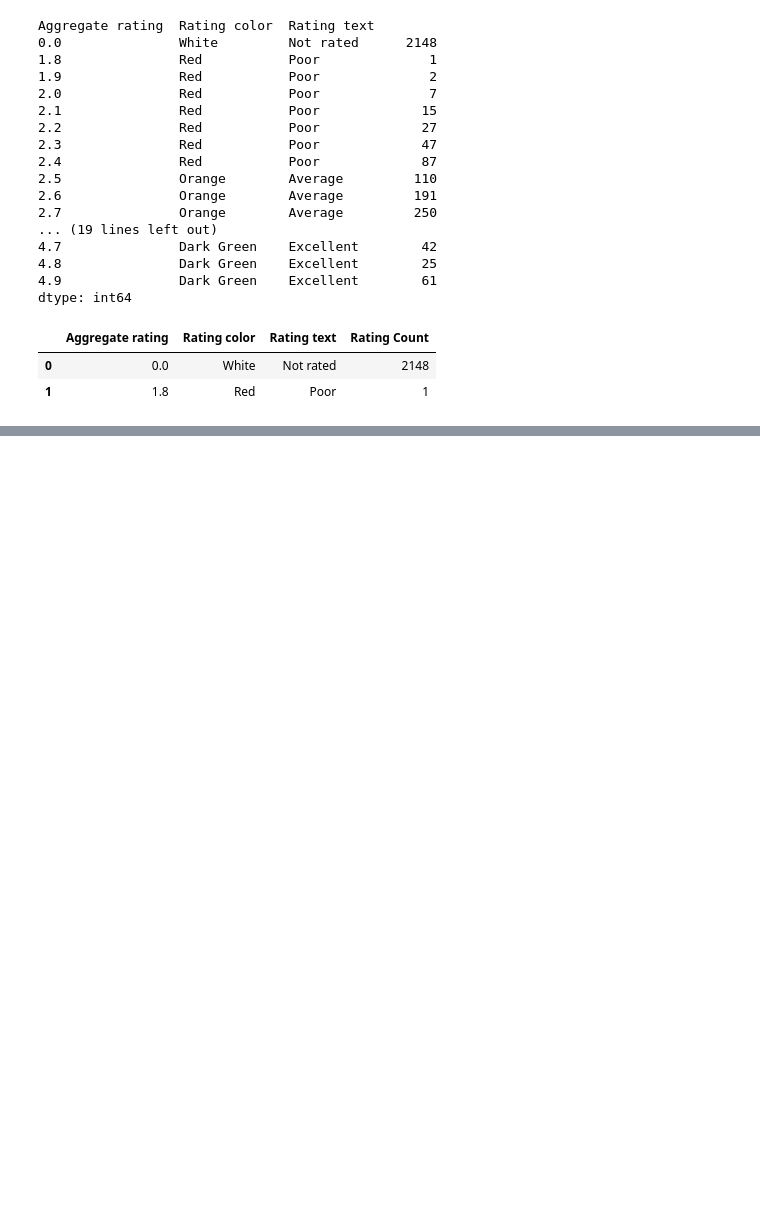
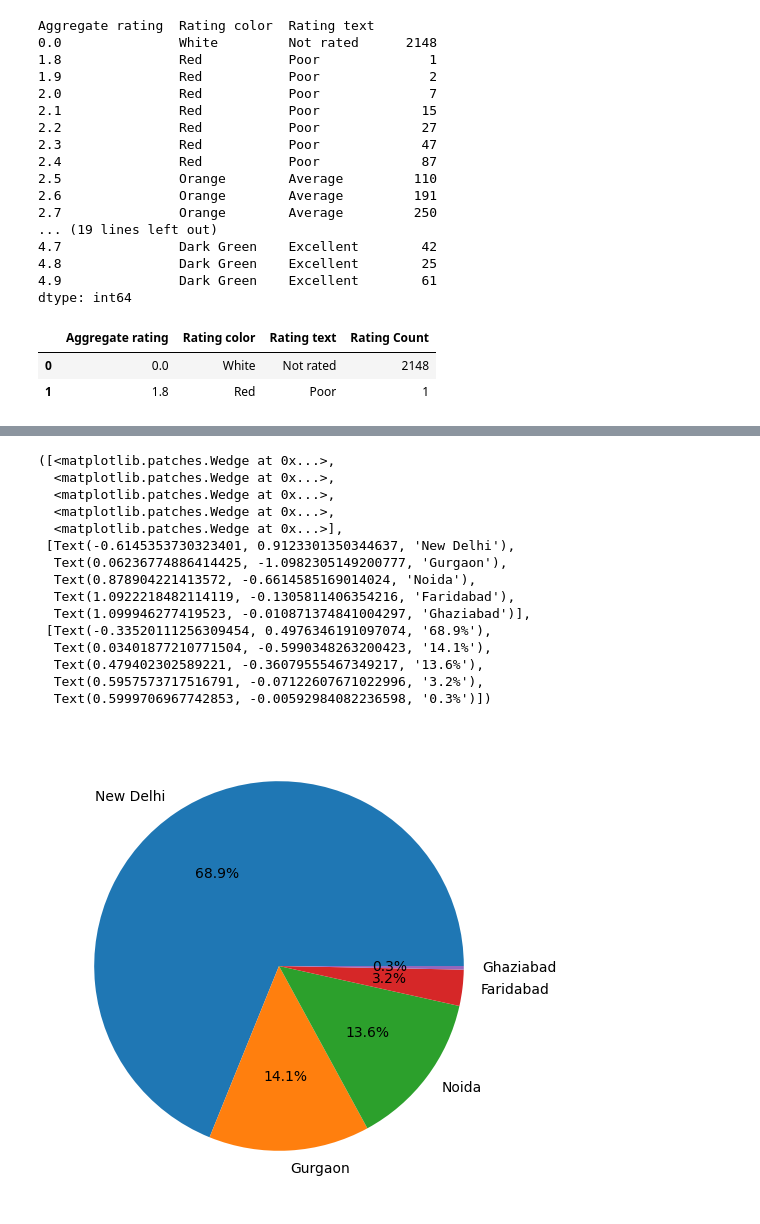
Before and after one commit to Rohitupe/time_series_analysis, a Jupyter notebook: eda/zomato_dataset_eda/main.ipynb, the cells around one changed output, grey strips where cells are left out. Cells and saved outputs as stored; diff of their text form; code cells hidden in the pictures; blank space fills up the shorter version.

```diff
--- a/eda/zomato_dataset_eda/main.ipynb
+++ b/eda/zomato_dataset_eda/main.ipynb
@@ -244,0 +405,3 @@ ratings.head(2)
+# %%
+cities = final_df["City"].value_counts().index
+city_values = final_df["City"].value_counts().values
@@ -244,0 +430,19 @@ ratings.head(2)
+# %%
+plt.pie(city_values[:5], labels=cities[:5], autopct='%1.1f%%')
+# %% [output]
+([<matplotlib.patches.Wedge at 0x...>,
+  <matplotlib.patches.Wedge at 0x...>,
+  <matplotlib.patches.Wedge at 0x...>,
+  <matplotlib.patches.Wedge at 0x...>,
+  <matplotlib.patches.Wedge at 0x...>],
+ [Text(-0.6145353730323401, 0.9123301350344637, 'New Delhi'),
+  Text(0.06236774886414425, -1.0982305149200777, 'Gurgaon'),
+  Text(0.878904221413572, -0.6614585169014024, 'Noida'),
+  Text(1.0922218482114119, -0.1305811406354216, 'Faridabad'),
+  Text(1.099946277419523, -0.010871374841004297, 'Ghaziabad')],
+ [Text(-0.33520111256309454, 0.4976346191097074, '68.9%'),
+  Text(0.03401877210771504, -0.5990348263200423, '14.1%'),
+  Text(0.479402302589221, -0.36079555467349217, '13.6%'),
+  Text(0.5957573717516791, -0.07122607671022996, '3.2%'),
+  Text(0.5999706967742853, -0.00592984082236598, '0.3%')])
+[figure, added]
```
Also changed, not shown: parts of 24 cells of this notebook.
